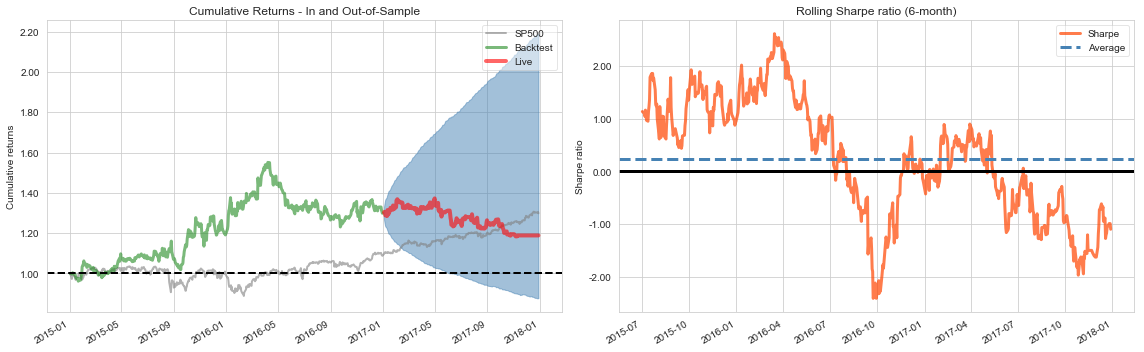
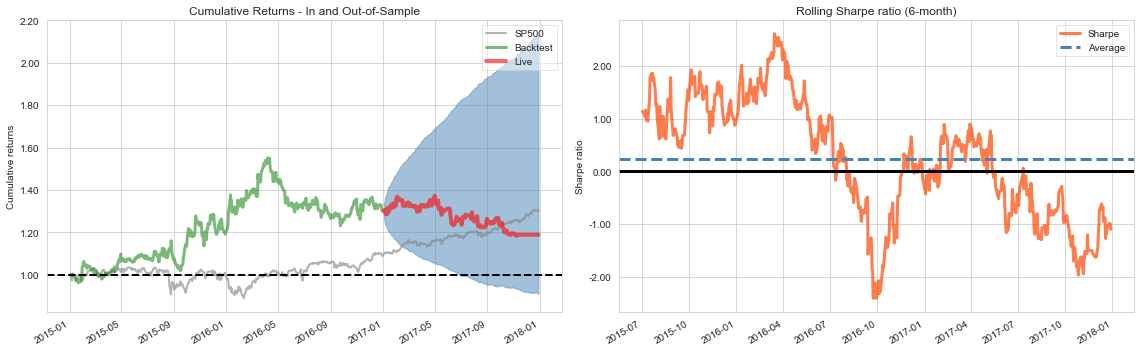
Unified diff of the notebook cell whose output changed from the first chart to the second:
--- before
+++ after
@@ -12,3 +12,3 @@
 axes[0].set_title('Cumulative Returns - In and Out-of-Sample')
 fig.tight_layout()
-# fig.savefig('../figures/zip_ml_pyfolio', dpi=300);
+fig.savefig('../figures/pyfolio_zipline_backtest_model', dpi=300);

Commit: ch 8 review